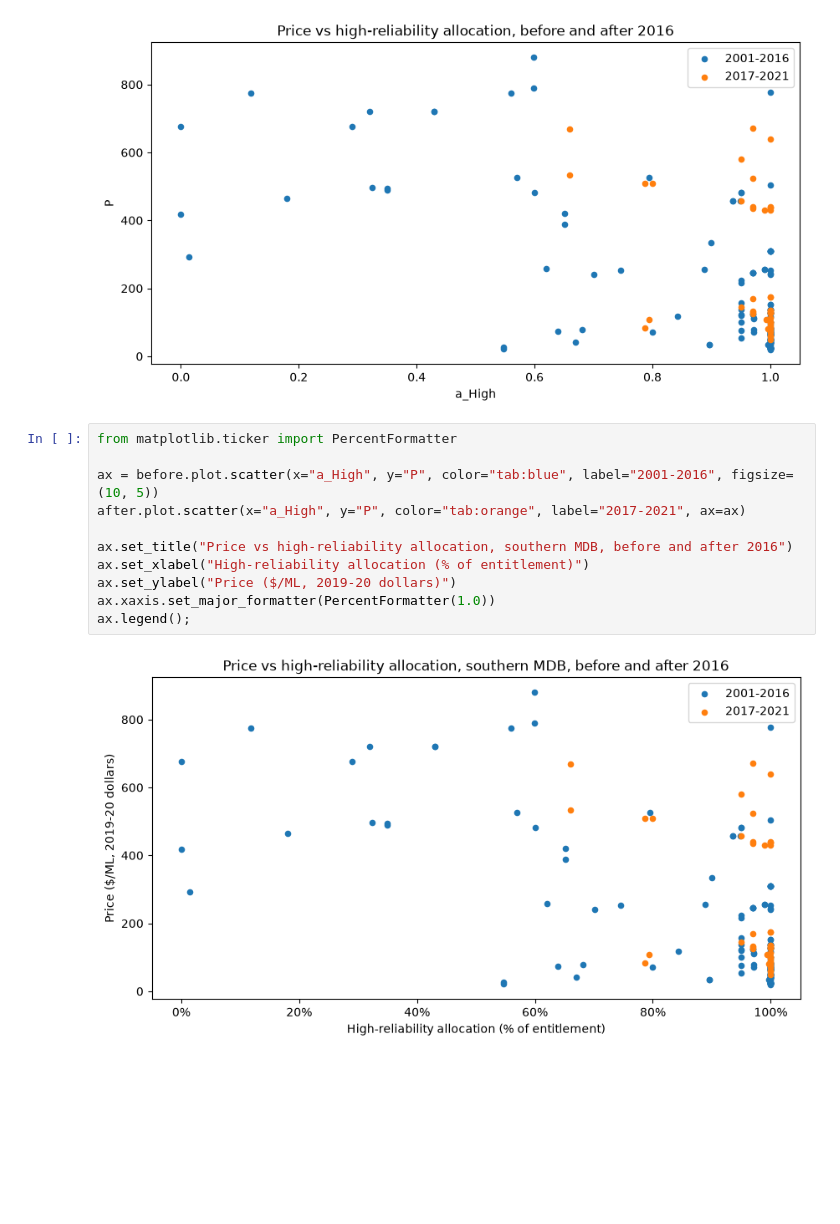
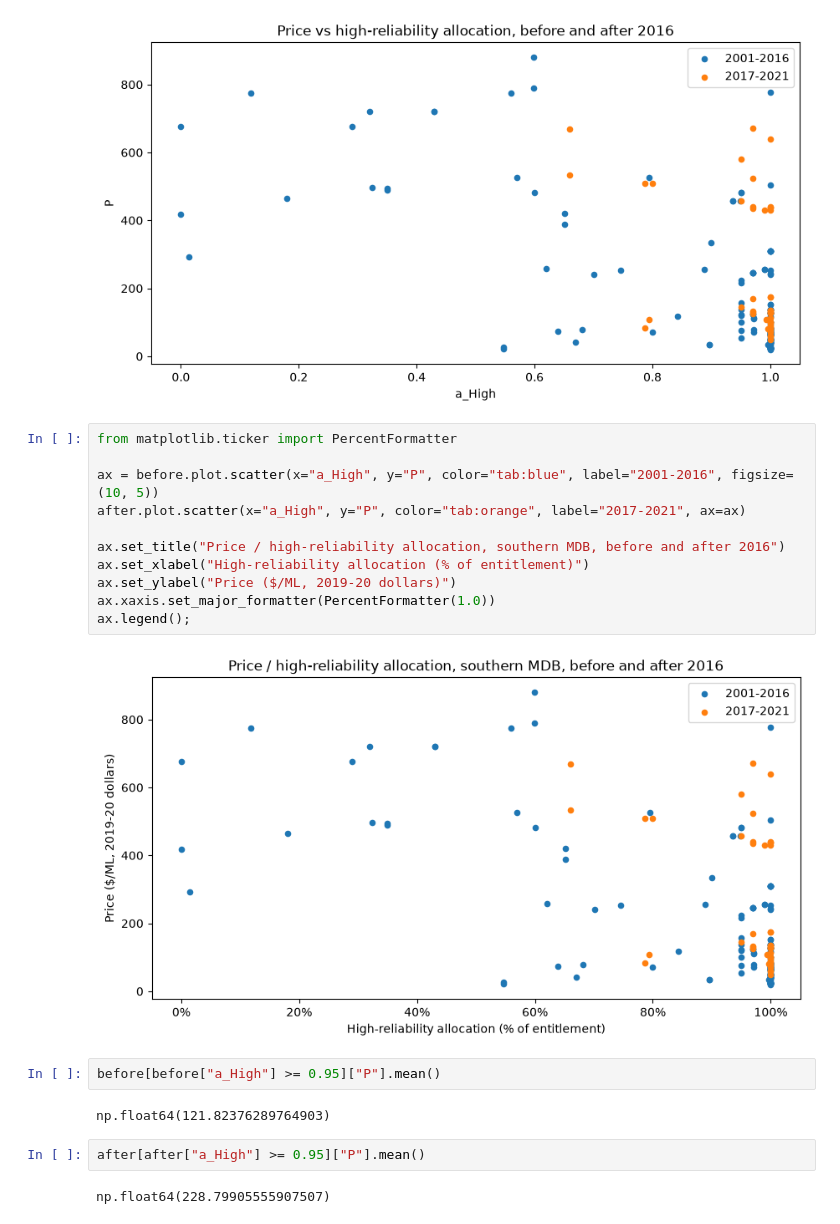
Before and after one commit to imadramdani-prog/murray-darling-water-market, a Jupyter notebook: notebooks/01_explore.ipynb, the cells around one changed output. Saved outputs shown, nothing was run; the diff lists cells and outputs as text; blank space fills up the shorter version.

Commit message:
Compare prices before and after 2016 and add roadmap

```diff
--- a/notebooks/01_explore.ipynb
+++ b/notebooks/01_explore.ipynb
@@ -206,13 +206,21 @@ ax.legend();
 # %%
 from matplotlib.ticker import PercentFormatter
 
 ax = before.plot.scatter(x="a_High", y="P", color="tab:blue", label="2001-2016", figsize=(10, 5))
 after.plot.scatter(x="a_High", y="P", color="tab:orange", label="2017-2021", ax=ax)
 
-ax.set_title("Price vs high-reliability allocation, southern MDB, before and after 2016")
+ax.set_title("Price / high-reliability allocation, southern MDB, before and after 2016")
 ax.set_xlabel("High-reliability allocation (% of entitlement)")
 ax.set_ylabel("Price ($/ML, 2019-20 dollars)")
 ax.xaxis.set_major_formatter(PercentFormatter(1.0))
 ax.legend();
 # %% [output]
-[figure, old version]
+[figure, new version]
+# %%
+before[before["a_High"] >= 0.95]["P"].mean()
+# %% [output]
+np.float64(121.82376289764903)
+# %%
+after[after["a_High"] >= 0.95]["P"].mean()
+# %% [output]
+np.float64(228.79905555907507)
```
Also changed, not shown: parts of 1 cell of this notebook.
